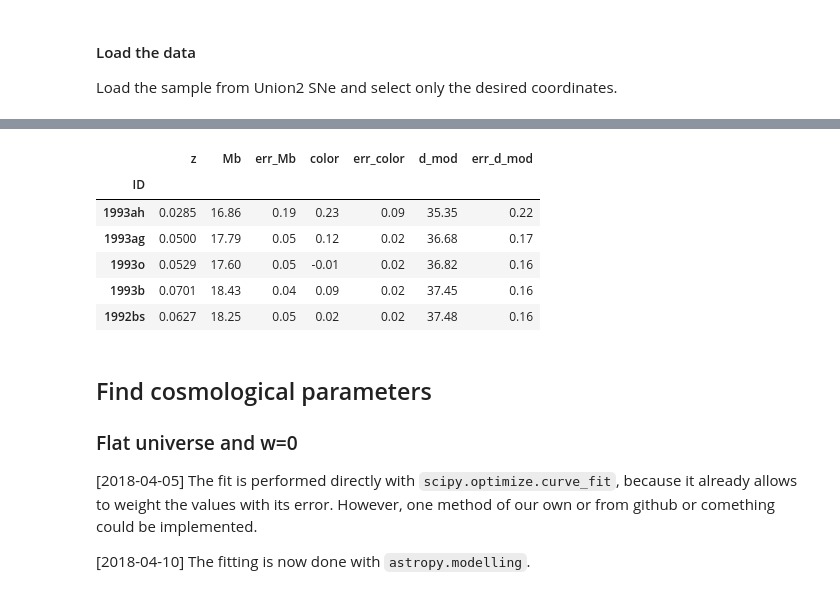
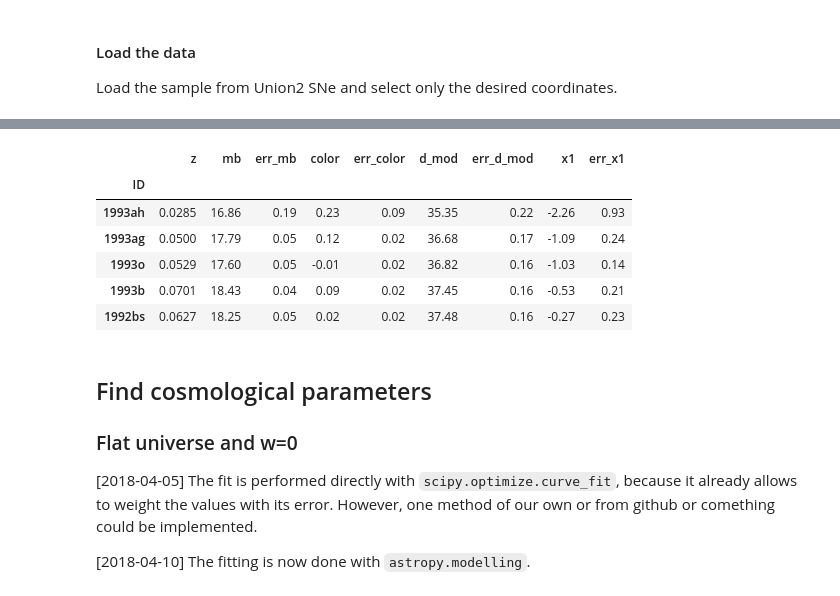
Before and after one commit to OriolAbril/cosmology, a Jupyter notebook: project.ipynb, the cells around one changed output, grey strips where cells are left out. Saved outputs shown, nothing was run; the diff lists cells and outputs as text; code cells hidden in the pictures.

```diff
--- a/project.ipynb
+++ b/project.ipynb
@@ -31,6 +31,9 @@ Load the sample from Union2 SNe and select only the desired coordinates.
 # %%
 database_file = 'SCPUnion2.1_AllSNe.txt'
 SNe_df = pd.read_csv(database_file,header=None, sep=r'\)?\s+&\s+', engine='python', na_filter = ['\nodata','\nodata\\'],
-                    names=['ID', 'z', 'Mb',  'stretch', 'color',
+                    names=['ID', 'z', 'mb',  'x1', 'color',
                            'd_mod', 'unknown', 'sample', 'Cuts Failed']).set_index('ID')
 SNe_df['Cuts Failed'] = SNe_df['Cuts Failed'].str.slice(stop=-2)
+SNe_df.info()
+SNe_df = SNe_df[SNe_df['Cuts Failed']=='\\nodata']
+SNe_df.info()
@@ -37,24 +58,24 @@ SNe_df['Cuts Failed'] = SNe_df['Cuts Failed'].str.slice(stop=-2)
 # %%
 def split_errors(df,name):
     #print df.loc[df[name]==na][name]
     mask = df[name].str.slice(start=-6)=='nodata'
     df.loc[mask, name] = 'NaN(NaN'
     split_df = df[name].str.split('(',expand=True)
     df[name] = split_df[0].astype(float)
     df['err_{}'.format(name)] = split_df[1].astype(float)
-split_errors(SNe_df,'Mb')
-split_errors(SNe_df,'stretch')
+split_errors(SNe_df,'mb')
+split_errors(SNe_df,'x1')
 split_errors(SNe_df,'color')
 split_errors(SNe_df,'d_mod')
-nice_columns = ['z', 'Mb', 'err_Mb',  'color', 'err_color',
-                           'd_mod', 'err_d_mod']
+nice_columns = ['z', 'mb', 'err_mb',  'color', 'err_color',
+                           'd_mod', 'err_d_mod', 'x1', 'err_x1']
 SNe_df = SNe_df[nice_columns]
 SNe_df.head()
 # %% [output]
-|  | z | Mb | err_Mb | color | err_color | d_mod | err_d_mod |
-| ID |  |  |  |  |  |  |  |
-| 1993ah | 0.0285 | 16.86 | 0.19 | 0.23 | 0.09 | 35.35 | 0.22 |
-| 1993ag | 0.0500 | 17.79 | 0.05 | 0.12 | 0.02 | 36.68 | 0.17 |
-| 1993o | 0.0529 | 17.60 | 0.05 | -0.01 | 0.02 | 36.82 | 0.16 |
-| 1993b | 0.0701 | 18.43 | 0.04 | 0.09 | 0.02 | 37.45 | 0.16 |
-| 1992bs | 0.0627 | 18.25 | 0.05 | 0.02 | 0.02 | 37.48 | 0.16 |
+|  | z | mb | err_mb | color | err_color | d_mod | err_d_mod | x1 | err_x1 |
+| ID |  |  |  |  |  |  |  |  |  |
+| 1993ah | 0.0285 | 16.86 | 0.19 | 0.23 | 0.09 | 35.35 | 0.22 | -2.26 | 0.93 |
+| 1993ag | 0.0500 | 17.79 | 0.05 | 0.12 | 0.02 | 36.68 | 0.17 | -1.09 | 0.24 |
+| 1993o | 0.0529 | 17.60 | 0.05 | -0.01 | 0.02 | 36.82 | 0.16 | -1.03 | 0.14 |
+| 1993b | 0.0701 | 18.43 | 0.04 | 0.09 | 0.02 | 37.45 | 0.16 | -0.53 | 0.21 |
+| 1992bs | 0.0627 | 18.25 | 0.05 | 0.02 | 0.02 | 37.48 | 0.16 | -0.27 | 0.23 |
```
Also changed, not shown: parts of 9 cells of this notebook.
